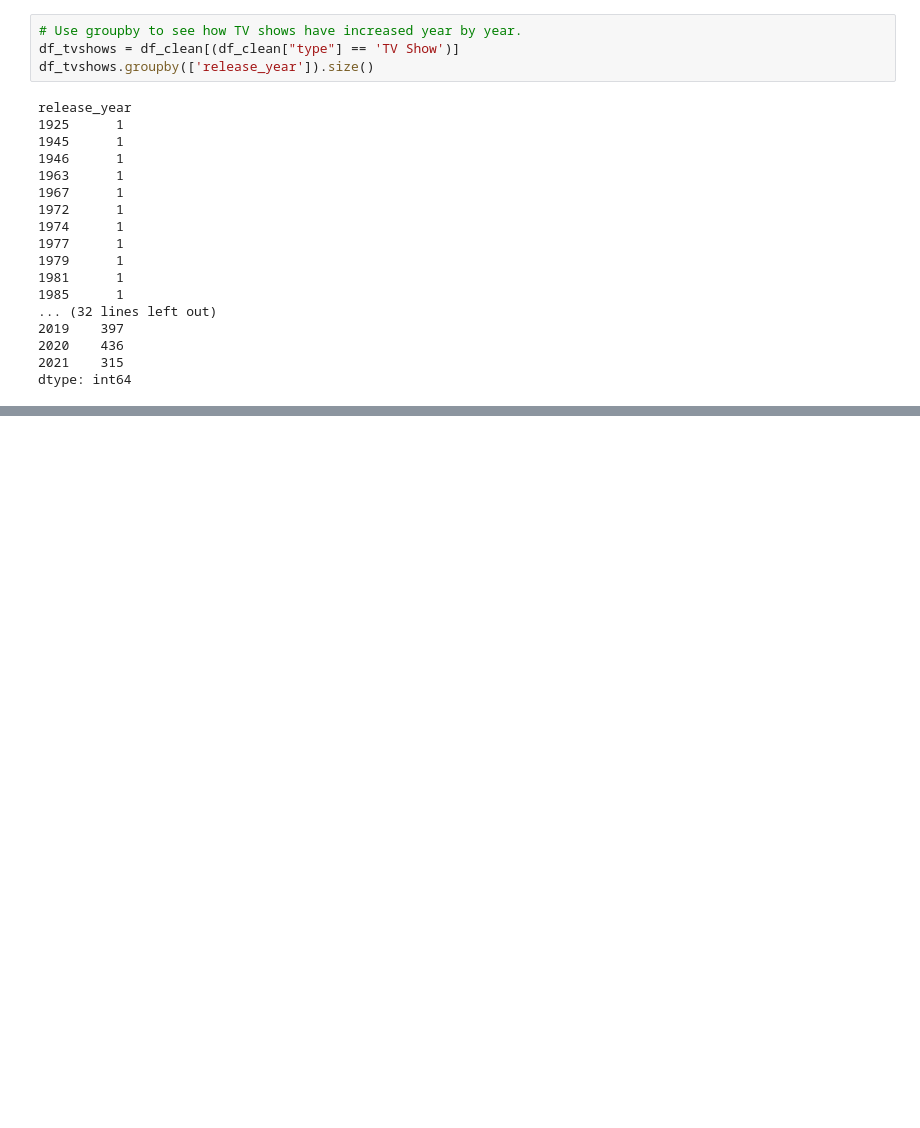
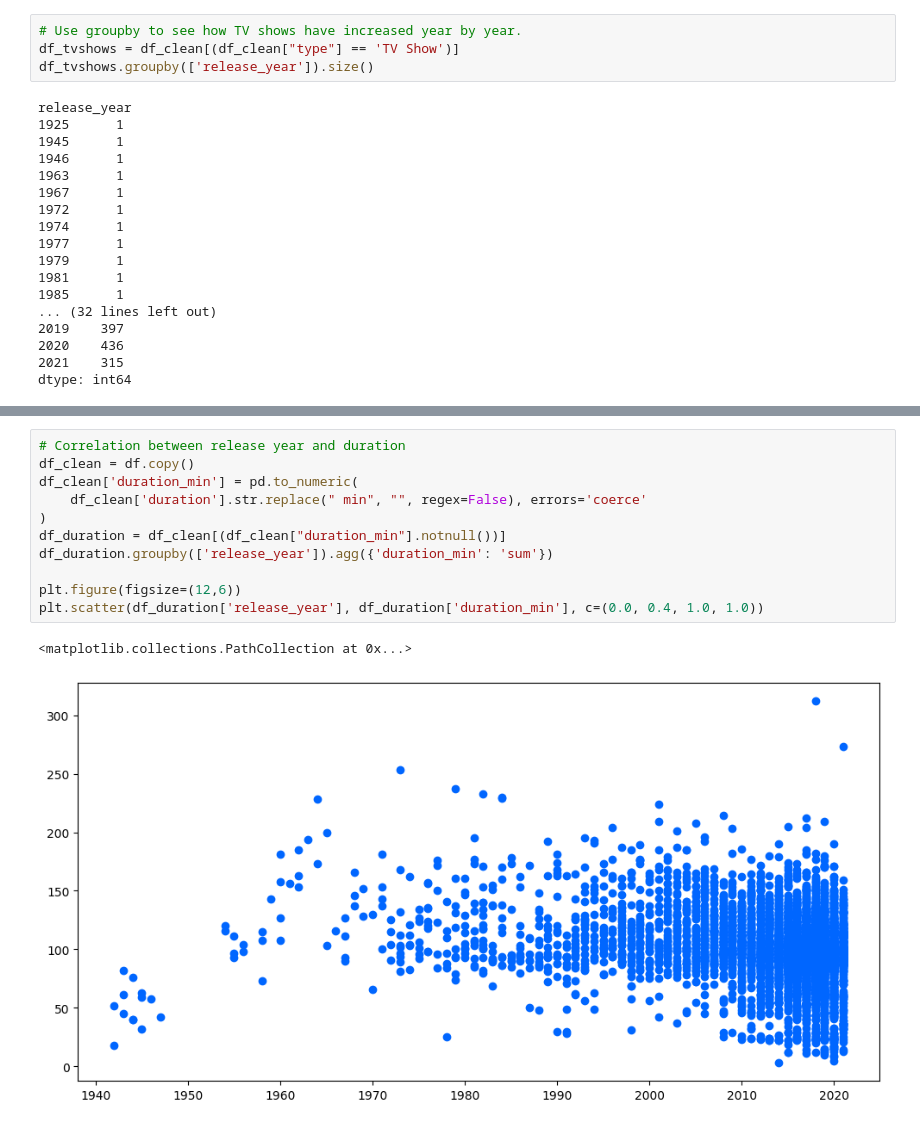
Before and after one commit to parag0811/pandas-practice-netflix-dataset, a Jupyter notebook: notebooks/advance.ipynb, the cells around one changed output, grey strips where cells are left out. Cells and saved outputs as stored; diff of their text form; blank space fills up the shorter version.

Commit message:
Complete practice of matplotlib and seaborn

```diff
--- a/notebooks/advance.ipynb
+++ b/notebooks/advance.ipynb
@@ -119,0 +141,14 @@ dtype: int64
+# %%
+# Correlation between release year and duration
+df_clean = df.copy()
+df_clean['duration_min'] = pd.to_numeric(
+    df_clean['duration'].str.replace(" min", "", regex=False), errors='coerce'
+)
+df_duration = df_clean[(df_clean["duration_min"].notnull())]
+df_duration.groupby(['release_year']).agg({'duration_min': 'sum'})
+
+plt.figure(figsize=(12,6))
+plt.scatter(df_duration['release_year'], df_duration['duration_min'], c=(0.0, 0.4, 1.0, 1.0))
+# %% [output]
+<matplotlib.collections.PathCollection at 0x...>
+[figure, added]
```
Also changed, not shown: parts of 6 cells of this notebook, 1 other file.
